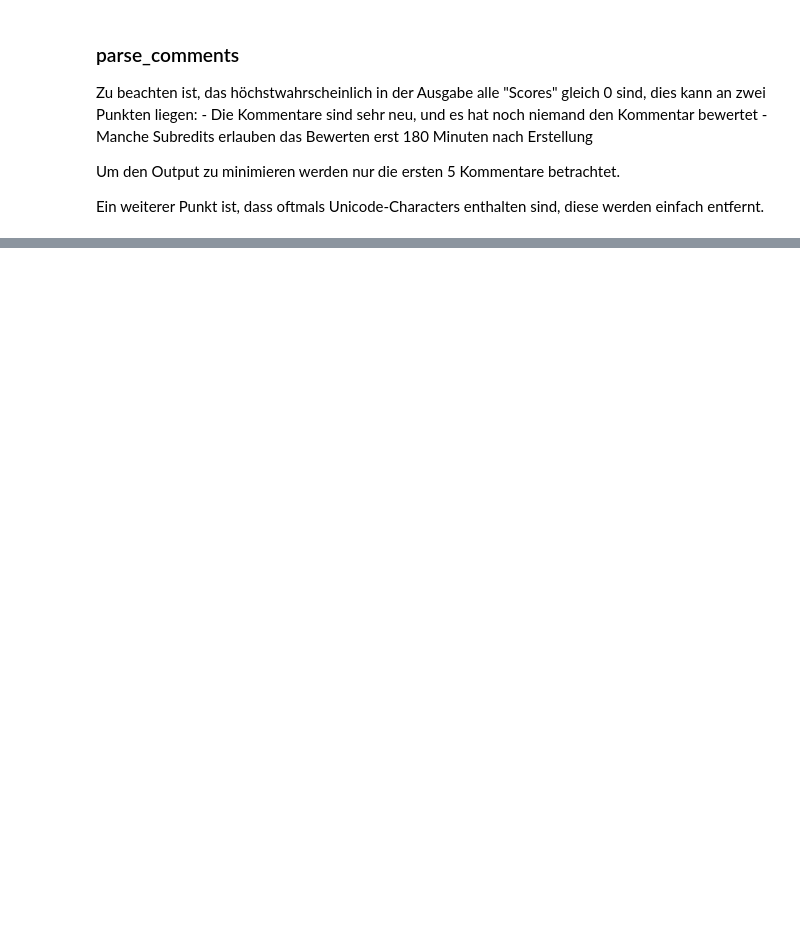
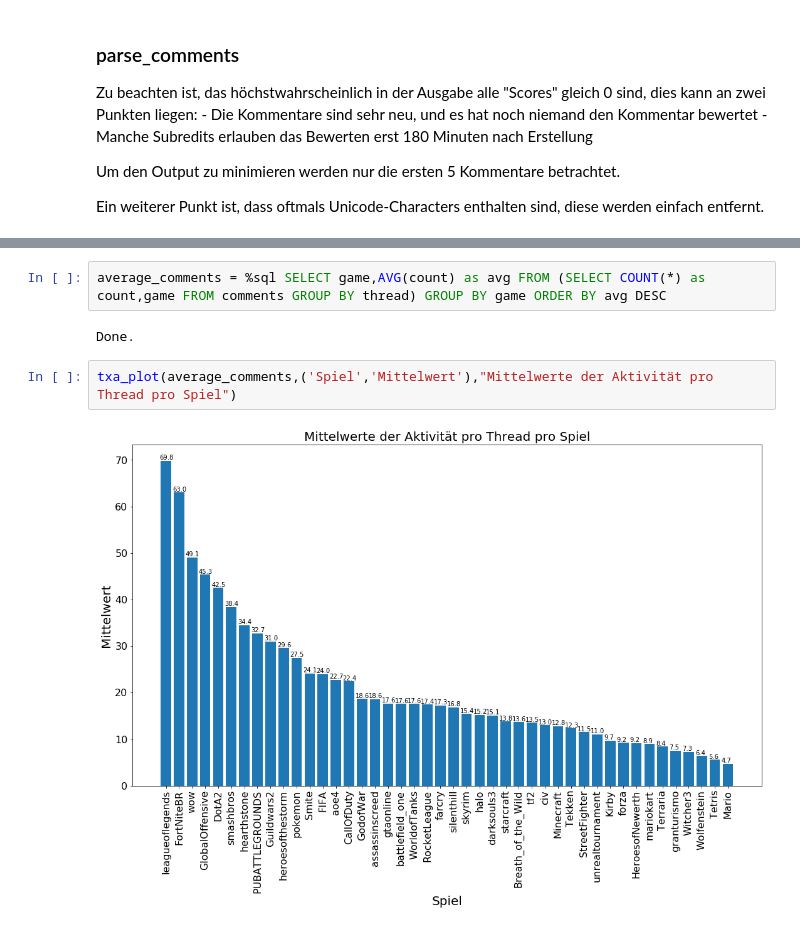
Before and after one commit to TheGarkine/RedditMining, a Jupyter notebook: Mining.ipynb, the cells around one changed output, grey strips where cells are left out. Cells and saved outputs as stored; diff of their text form; blank space fills up the shorter version.

```diff
--- a/Mining.ipynb
+++ b/Mining.ipynb
@@ -253,0 +411,8 @@ def bar_plot(list_of_tuples, columns=('Wort', 'Anzahl'), title=None):
+# %%
+average_comments = %sql SELECT game,AVG(count) as avg FROM (SELECT COUNT(*) as count,game FROM comments GROUP BY thread) GROUP BY game ORDER BY avg DESC
+# %% [output]
+Done.
+# %%
+txa_plot(average_comments,('Spiel','Mittelwert'),"Mittelwerte der Aktivität pro Thread pro Spiel")
+# %% [output]
+[figure, added]
```
Also changed, not shown: parts of 54 cells of this notebook, 13 other files.
